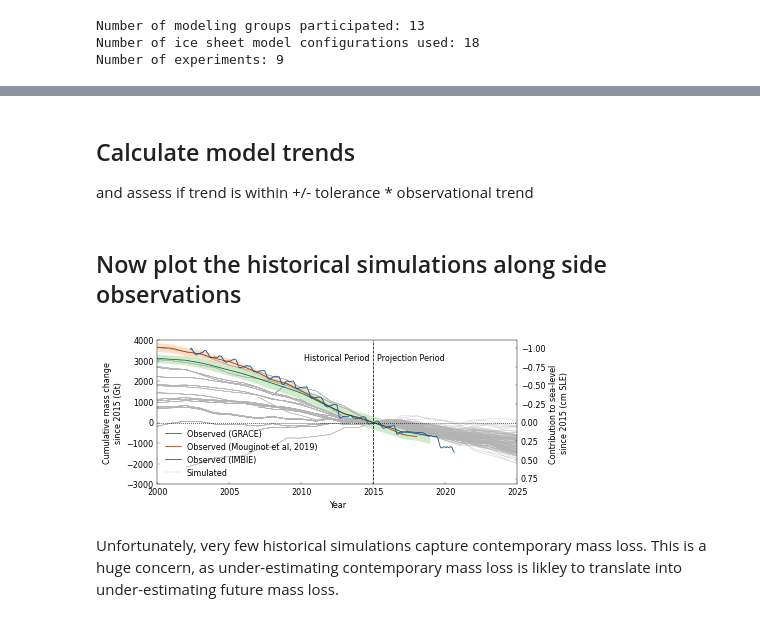
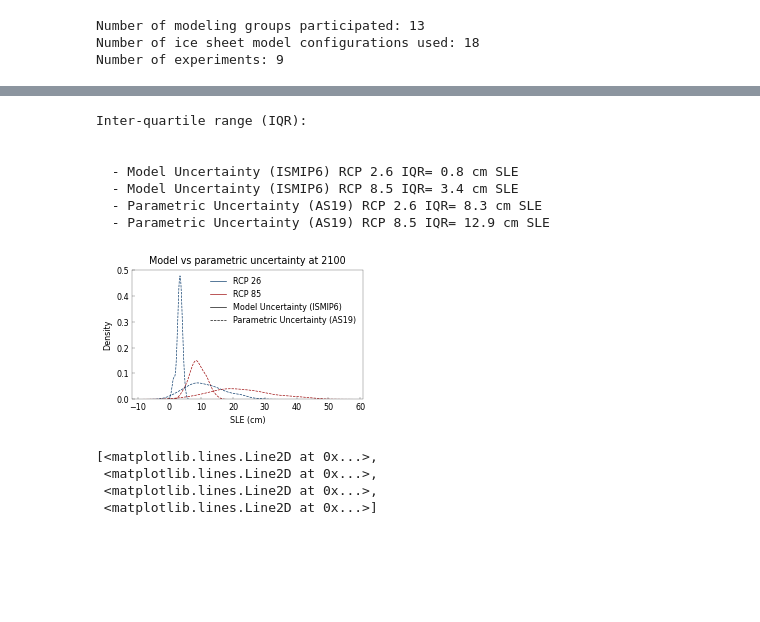
Before and after one commit to aaschwanden/ismip6-ipcc, a Jupyter notebook: analyze_slr_predictions.ipynb, the cells around one changed output, grey strips where cells are left out. Cells and saved outputs as stored; diff of their text form; code cells hidden in the pictures; blank space fills up the shorter version.

```diff
--- a/analyze_slr_predictions.ipynb
+++ b/analyze_slr_predictions.ipynb
@@ -511,4 +257,0 @@ def plot_historical(out_filename, df, grace, mou19, imbie, model_trends):
-# %% [markdown]
-## Calculate model trends
-
-and assess if trend is within +/- tolerance * observational trend
@@ -518,8 +258,48 @@ model_trends = calculate_model_trends(ismip6, grace_trend, tolerance)
-# %% [markdown]
-## Now plot the historical simulations along side observations
-# %%
-plot_historical(f"{d}_historical.pdf", ismip6, grace, mou19, imbie, model_trends)
-# %% [output]
-[figure, removed]
-# %% [markdown]
-Unfortunately, very few historical simulations capture contemporary mass loss. This is a huge concern, as under-estimating contemporary mass loss is likley to translate into under-estimating future mass loss.
+# %%
+print("Inter-quartile range (IQR):\n\n")
+
+as19_2100 = as19_norm[as19_norm["Year"] == 2100]
+ismip6_2100 = ismip6[ismip6["Year"] == 2100]
+rcp_list = [26, 85]
+rcp_col_dict = {"CTRL": "k", "85": "#990002", "45": "#5492CD", "26": "#003466"}
+rcp_shade_col_dict = {"CTRL": "k", "85": "#F4A582", "45": "#92C5DE", "26": "#4393C3"}
+rcp_dict = {"26": "RCP 2.6", "45": "RCP 4.5", "85": "RCP 8.5", "CTRL": "CTRL"}
+model_ls_dict = {"Model Uncertainty (ISMIP6)": "solid", "Parametric Uncertainty (AS19)": "dashed"}
+model_df_dict = {"Model Uncertainty (ISMIP6)": ismip6_2100, "Parametric Uncertainty (AS19)": as19_2100}
+
+fig = plt.figure(num="kde", clear=True)
+ax = fig.add_subplot(111)
+
+for l, df in model_df_dict.items():
+    for rcp in rcp_list:
+        s_df = df[df["RCP"] == rcp]
+        color = rcp_col_dict[str(rcp)]
+        sns.kdeplot(data=s_df, x="SLE (cm)", color=color, ls=ls, ax=ax)
+        m_q = s_df["SLE (cm)"].quantile(0.75) - s_df["SLE (cm)"].quantile(0.25)
+        m_q = np.round(m_q, 1)
+        print(f"  - {l} {rcp_dict[str(rcp)]} IQR= {m_q:.1f} cm SLE")
+
+lr = [mlines.Line2D([], [], color=rcp_col_dict[str(rcp)], label=f"RCP {rcp}") for rcp in rcp_list]
+lm = [mlines.Line2D([], [], color="k", linestyle=v, label=k) for k, v in model_ls_dict.items()]
+ax.set_title("Model vs parametric uncertainty at 2100")
+legend = ax.legend(handles=lr + lm)
+legend.get_frame().set_linewidth(0.0)
+legend.get_frame().set_alpha(0.0)
+set_size(3.2, 1.8)
+fig.savefig("model_vs_parametric_uncerainty_pdf.pdf")
+# %% [output]
+Inter-quartile range (IQR):
+
+
+  - Model Uncertainty (ISMIP6) RCP 2.6 IQR= 0.8 cm SLE
+  - Model Uncertainty (ISMIP6) RCP 8.5 IQR= 3.4 cm SLE
+  - Parametric Uncertainty (AS19) RCP 2.6 IQR= 8.3 cm SLE
+  - Parametric Uncertainty (AS19) RCP 8.5 IQR= 12.9 cm SLE
+[figure, added]
+# %%
+lr + lm
+# %% [output]
+[<matplotlib.lines.Line2D at 0x...>,
+ <matplotlib.lines.Line2D at 0x...>,
+ <matplotlib.lines.Line2D at 0x...>,
+ <matplotlib.lines.Line2D at 0x...>]
```
Also changed, not shown: parts of 33 cells of this notebook, 8 other files.
